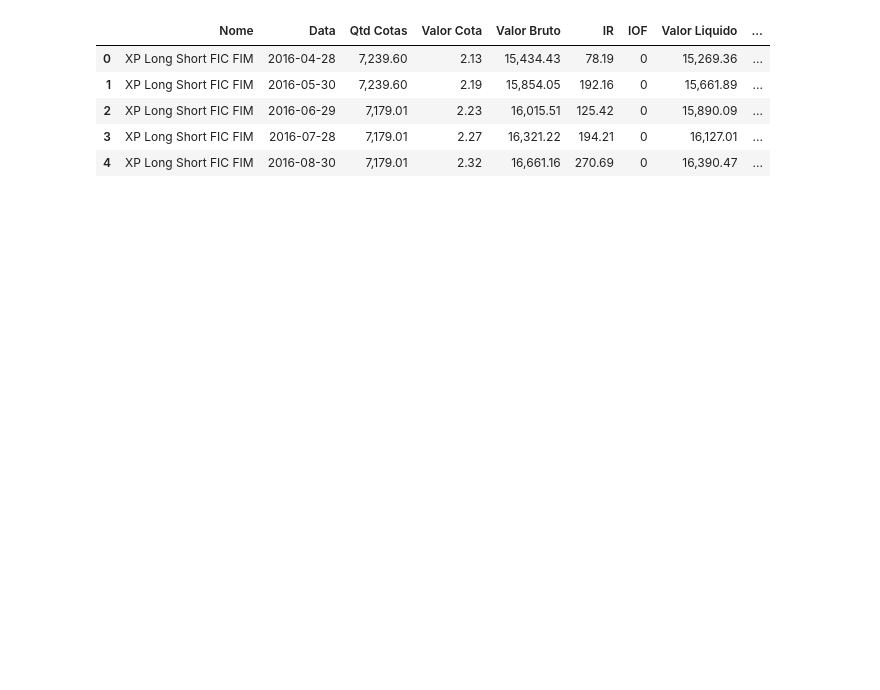
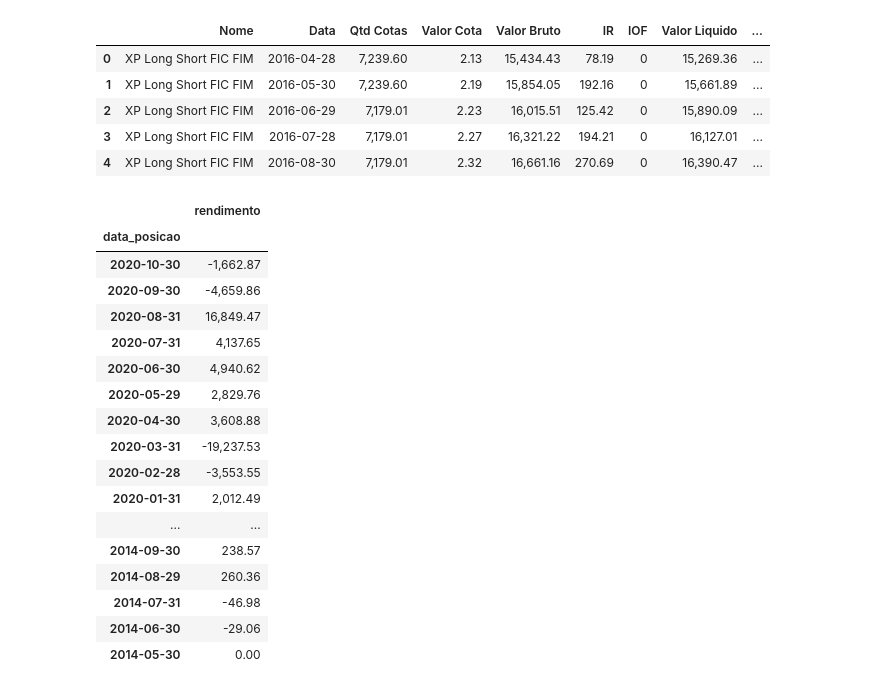
Before and after one commit to gabrielmlg/finance-app, a Jupyter notebook: app/classes/test_notebook.ipynb, the cells around one changed output. Saved outputs shown, nothing was run; the diff lists cells and outputs as text; code cells hidden in the pictures; blank space fills up the shorter version.

Commit message:
Valor do painel de rendimento finalizado.

```diff
--- a/app/classes/test_notebook.ipynb
+++ b/app/classes/test_notebook.ipynb
@@ -294,3 +295,24 @@ df_fis.head()
 | 2 | XP Long Short FIC FIM | 2016-06-29 | 7,179.01 | 2.23 | 16,015.51 | 125.42 | 0 | 15,890.09 | ... |
 | 3 | XP Long Short FIC FIM | 2016-07-28 | 7,179.01 | 2.27 | 16,321.22 | 194.21 | 0 | 16,127.01 | ... |
 | 4 | XP Long Short FIC FIM | 2016-08-30 | 7,179.01 | 2.32 | 16,661.16 | 270.69 | 0 | 16,390.47 | ... |
+# %%
+df_fis.groupby(['data_posicao']).agg(rendimento=('rendimento', 'sum')).sort_values('data_posicao', ascending=False)
+# %% [output]
+|  | rendimento |
+| data_posicao |  |
+| 2020-10-30 | -1,662.87 |
+| 2020-09-30 | -4,659.86 |
+| 2020-08-31 | 16,849.47 |
+| 2020-07-31 | 4,137.65 |
+| 2020-06-30 | 4,940.62 |
+| 2020-05-29 | 2,829.76 |
+| 2020-04-30 | 3,608.88 |
+| 2020-03-31 | -19,237.53 |
+| 2020-02-28 | -3,553.55 |
+| 2020-01-31 | 2,012.49 |
+| ... | ... |
+| 2014-09-30 | 238.57 |
+| 2014-08-29 | 260.36 |
+| 2014-07-31 | -46.98 |
+| 2014-06-30 | -29.06 |
+| 2014-05-30 | 0.00 |
```
Also changed, not shown: parts of 13 cells of this notebook, 2 other files.
